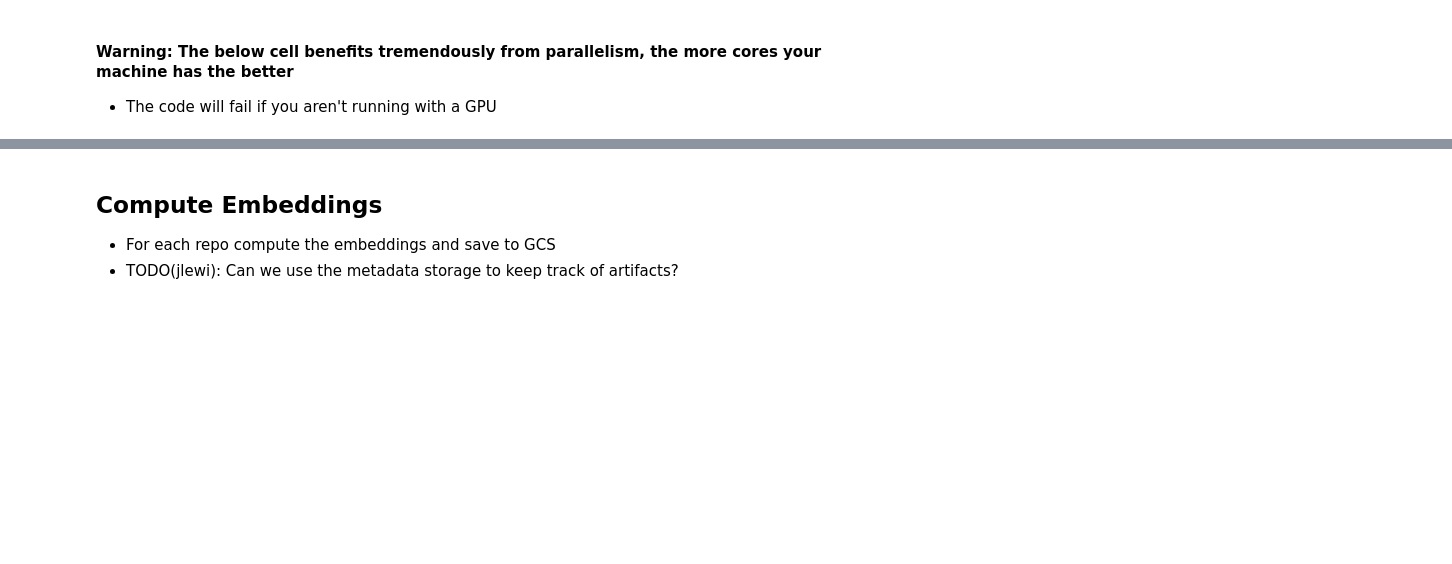
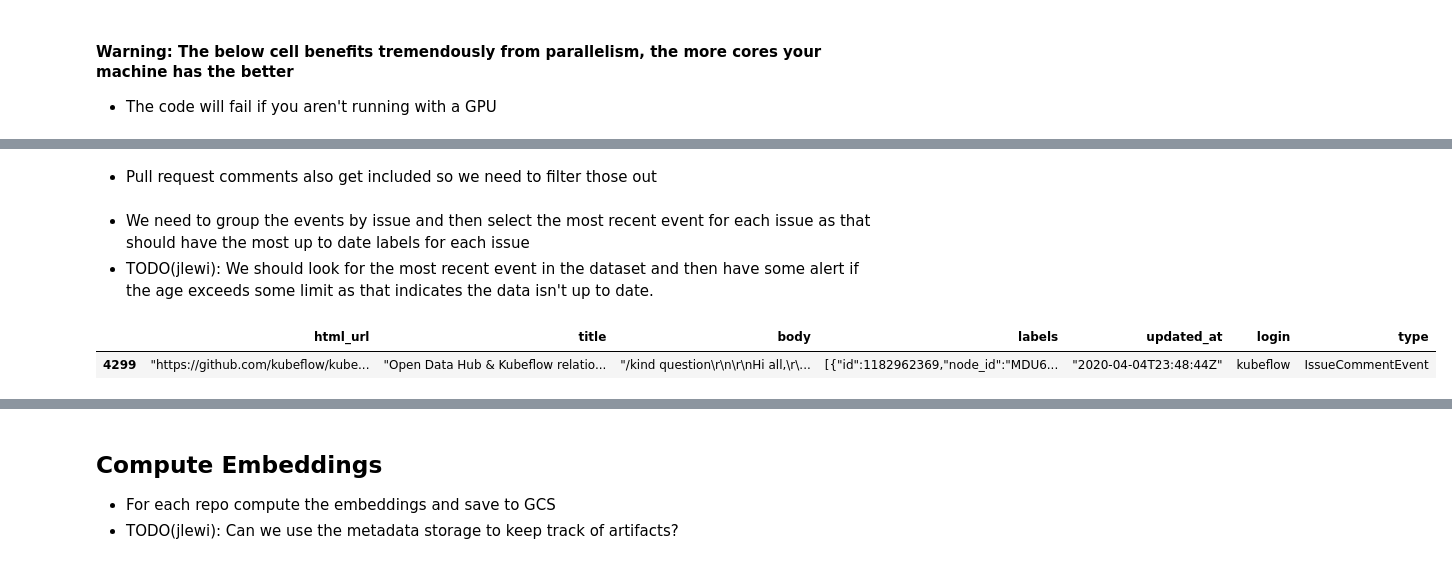
Before and after one commit to kubeflow/code-intelligence, a Jupyter notebook: Issue_Embeddings/notebooks/Get-GitHub-Issues.ipynb, the cells around one changed output, grey strips where cells are left out. Drawn from its saved outputs; the diff is of its cells as text; code cells hidden in the pictures; blank space fills up the shorter version.

```diff
--- a/Issue_Embeddings/notebooks/Get-GitHub-Issues.ipynb
+++ b/Issue_Embeddings/notebooks/Get-GitHub-Issues.ipynb
@@ -132,0 +215,23 @@ inference_wrapper = embeddings.load_model_artifact(model_url)
+# %% [markdown]
+* Pull request comments also get included so we need to filter those out
+# %%
+import re
+pattern = re.compile(".*issues/[\d]+")
+issues_index = issues_and_pulls["html_url"].apply(lambda x: pattern.match(x) is not None)
+issues=issues_and_pulls[issues_index]
+# %% [markdown]
+* We need to group the events by issue and then select the most recent event for each issue as that should have
+  the most up to date labels for each issue
+* TODO(jlewi): We should look for the most recent event in the dataset and then have some alert if the age exceeds some
+  limit as that indicates the data isn't up to date.
+# %%
+latest_issues = issues.groupby("html_url", as_index=False).apply(lambda x: x.sort_values(["updated_at"]).iloc[-1])
+# %%
+# Example of fetching a specific issue
+# This allows easy spot checking of the data
+some_issue = "https://github.com/kubeflow/kubeflow/issues/4916"
+test_issue = latest_issues.loc[latest_issues["html_url"]==f'"{some_issue}"']
+test_issue
+# %% [output]
+|  | html_url | title | body | labels | updated_at | login | type |
+| 4299 | "https://github.com/kubeflow/kube... | "Open Data Hub & Kubeflow relatio... | "/kind question\r\n\r\nHi all,\r\... | [{"id":1182962369,"node_id":"MDU6... | "2020-04-04T23:48:44Z" | kubeflow | IssueCommentEvent |
```
Also changed, not shown: parts of 10 cells of this notebook.
